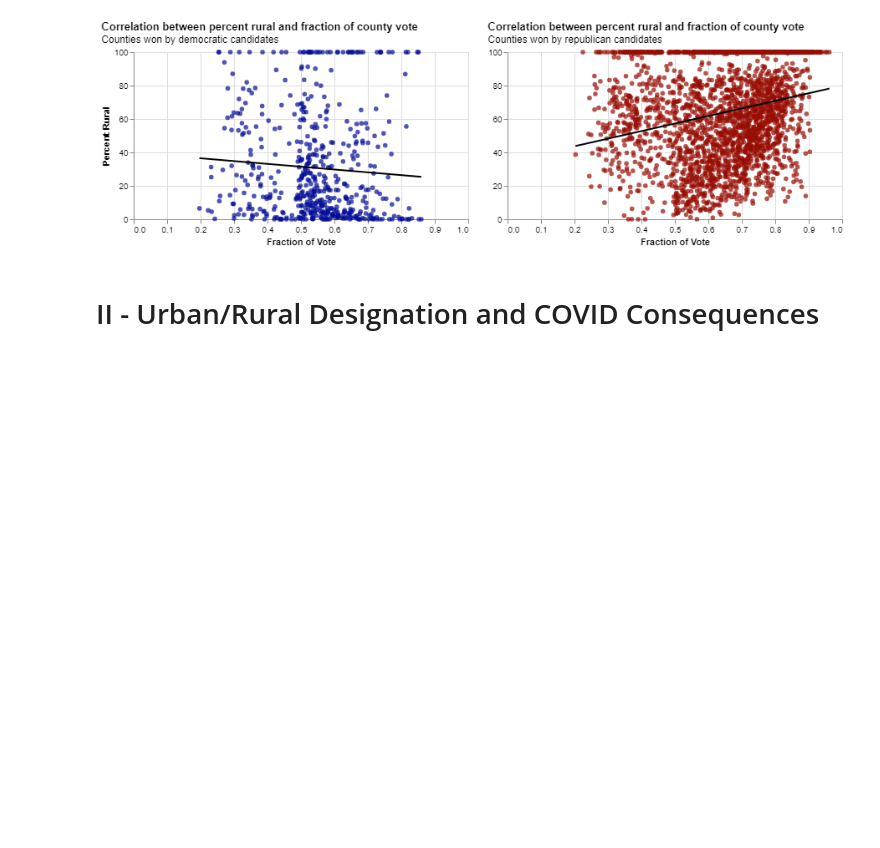
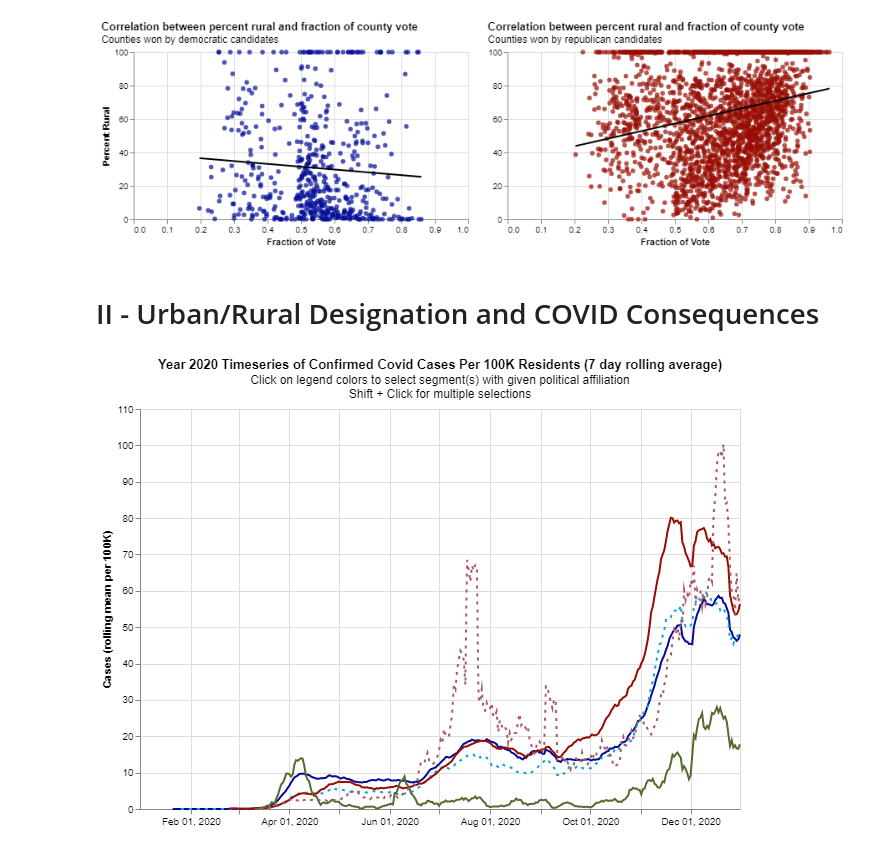
Before and after one commit to sjtalkar/Milestone1BPresidentialElectionAndCovid, a Jupyter notebook: CodeForPresidentialElectionsAndCovid/UrbanRuralConnection.ipynb, the cells around one changed output. Cells and saved outputs as stored; diff of their text form; code cells hidden in the pictures; blank space fills up the shorter version.

Commit message:
Fix Urban Rural vizualisations

```diff
--- a/CodeForPresidentialElectionsAndCovid/UrbanRuralConnection.ipynb
+++ b/CodeForPresidentialElectionsAndCovid/UrbanRuralConnection.ipynb
@@ -219,0 +218,22 @@ type(EmptyDF)
+# %%
+CountyPresDF = pd.read_csv(DataFolder / 'countypres_2000-2020.csv')
+
+# Get the urban/rural designation of each county
+CountyUrbanRural = GetCountyUrbanRuralData()
+
+# Merge the two to allow filtering by designation.
+CountyPresFull = CountyPresDF.merge(CountyUrbanRural, on='county_fips', how='inner')
+
+# Split into urban and rural
+CountyPresFullUrban = CountyPresFull[CountyPresFull['UrbanRural']=='urban']
+CountyPresFullRural = CountyPresFull[CountyPresFull['UrbanRural']=='rural']
+# %%
+UrbanDF = getUrbanRuralElectionRollingData(CountyPresFullUrban)
+RuralDF = getUrbanRuralElectionRollingData(CountyPresFullRural)
+# %%
+base, make_selector, highlight_segment, radio_select  = createCovidConfirmedTimeseriesChart(UrbanDF)
+selectors, rules, points, tooltip_text  = createTooltip(base, radio_select, UrbanDF)
+# %%
+alt.layer(highlight_segment, selectors, points,rules, tooltip_text)
+# %% [output]
+[figure, added]
```
Also changed, not shown: parts of 5 cells of this notebook, 13 other files.
